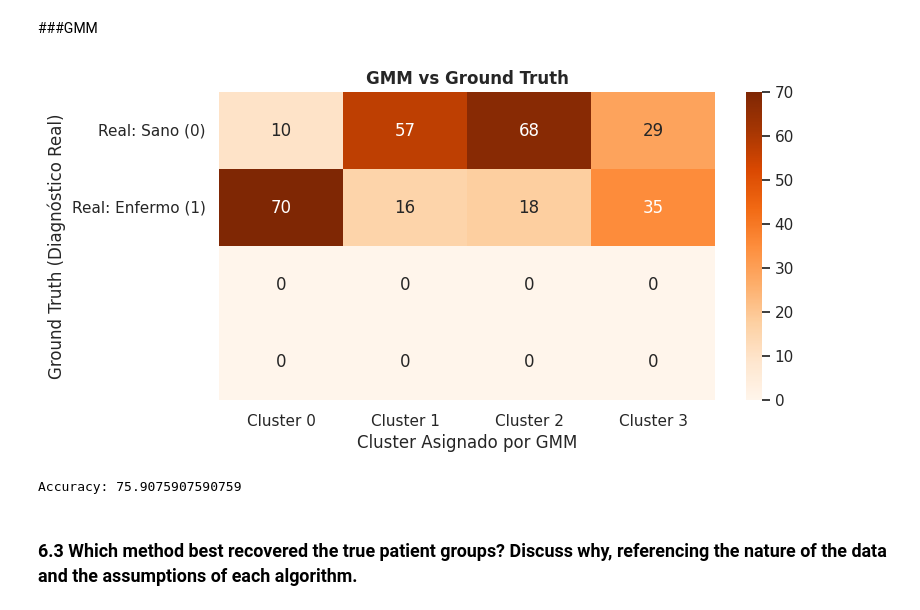
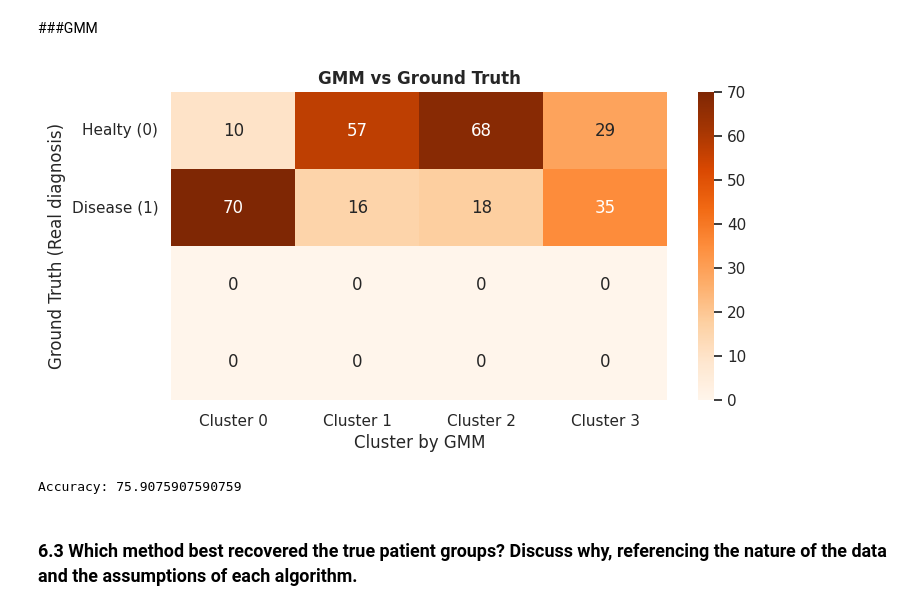
Before and after one commit to harasarahh/machine-learning-projects, a Jupyter notebook: ML_assignment1.ipynb, the cells around one changed output. Drawn from its saved outputs; the diff is of its cells as text; code cells hidden in the pictures.

```diff
--- a/ML_assignment1.ipynb
+++ b/ML_assignment1.ipynb
@@ -1665,22 +1665,22 @@ Accuracy: 82.83828382838284
 # %%
 cm_gmm = confusion_matrix(y_true, gmm_labels)
 
 plt.figure(figsize=(8, 4))
 sns.heatmap(cm_gmm, annot=True, fmt='d', cmap='Oranges',
             xticklabels=['Cluster 0', 'Cluster 1', 'Cluster 2', 'Cluster 3'],
-            yticklabels=['Real: Sano (0)', 'Real: Enfermo (1)'])
+            yticklabels=['Healty (0)', 'Disease (1)'])
 # Añadimos el Accuracy al título
 plt.title(f"GMM vs Ground Truth", fontsize=12, fontweight='bold')
-plt.ylabel('Ground Truth (Diagnóstico Real)')
-plt.xlabel('Cluster Asignado por GMM')
+plt.ylabel('Ground Truth (Real diagnosis)')
+plt.xlabel('Cluster by GMM')
 plt.show()
 
 correct_predictions = np.sum(np.max(cm_gmm, axis=0))
 total_predictions = np.sum(cm_gmm)
 accuracy = correct_predictions / total_predictions * 100
 print(f'Accuracy: {accuracy}')
 # %% [output]
-[figure, old version]
+[figure, new version]
 Accuracy: 75.9075907590759
 # %% [markdown]
 ### 6.3 Which method best recovered the true patient groups? Discuss why, referencing the nature of the data and the assumptions of each algorithm.
```
